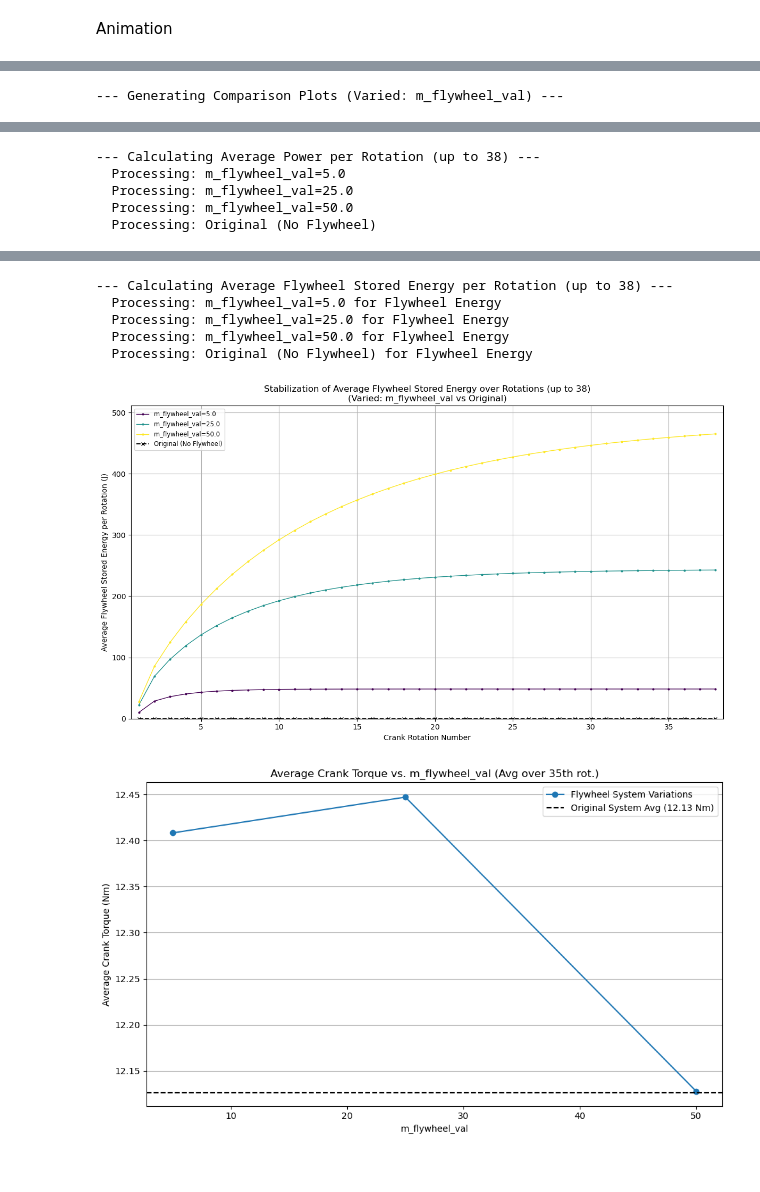
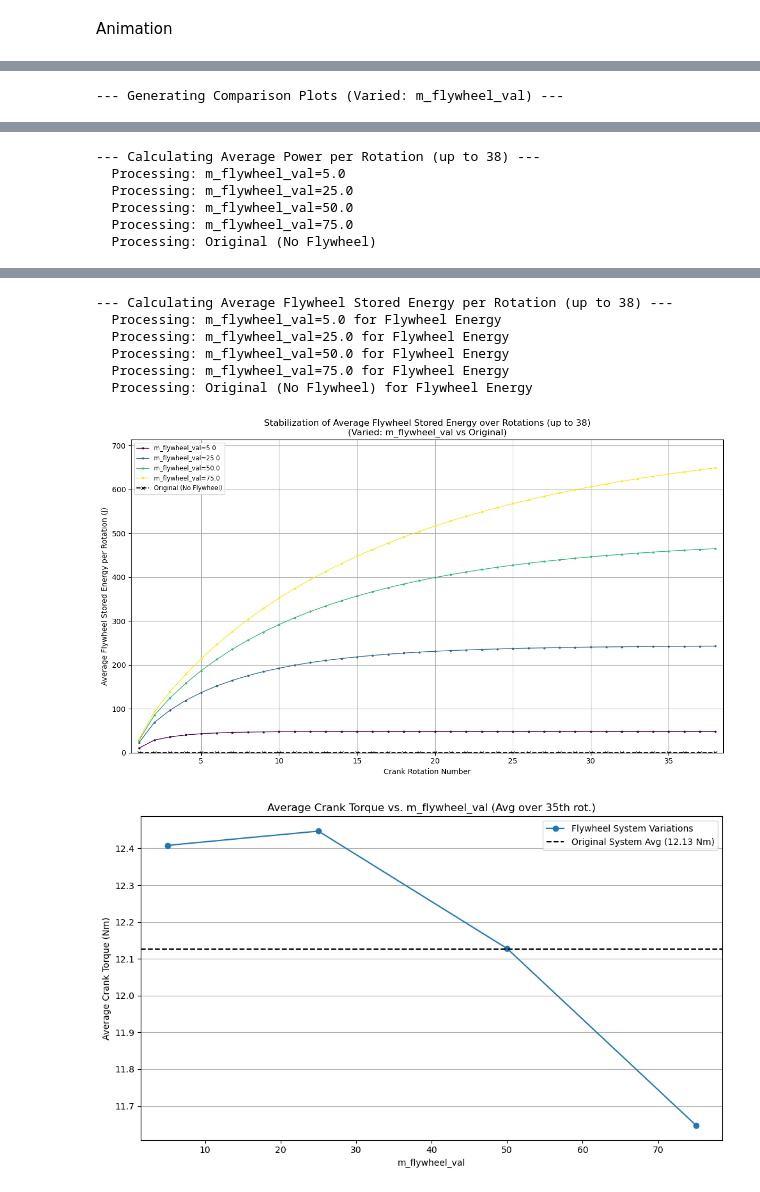
Before and after one commit to hierino/Piston-Code, a Jupyter notebook: PistonFixedInshallah.ipynb, the cells around one changed output, grey strips where cells are left out. Saved outputs shown, nothing was run; the diff lists cells and outputs as text; code cells hidden in the pictures.

```diff
--- a/PistonFixedInshallah.ipynb
+++ b/PistonFixedInshallah.ipynb
@@ -1708,38 +1637,49 @@ def plot_avg_flywheel_energy_vs_rotation(results_list, varied_param_name, max_ro
 # Cell 16: Execute plotting
 
 if 'all_simulation_results' in globals() and all_simulation_results:
+    # Determine the parameter that was varied from the first successful flywheel result
     param_actually_varied = "Unknown"
     first_successful_flywheel_result = next((res for res in all_simulation_results if res.get("success") and res.get("system_type") == "flywheel"), None)
+
     if first_successful_flywheel_result:
          param_actually_varied = first_successful_flywheel_result['param_varied']
     elif any(res.get("system_type") == "original" for res in all_simulation_results):
-         # If only original system ran, param_actually_varied is not from flywheel variation
-         param_actually_varied = "N/A (Original System Only)"
+         # If only original system ran, or no successful flywheel sims
+         param_actually_varied = "m_flywheel_val (No successful flywheel variations to plot)"
+         if any(res.get("system_type") == "original" and res.get("success") for res in all_simulation_results) and not first_successful_flywheel_result:
+             param_actually_varied = "N/A (Original System Only)"
+
 
     rotations_to_plot_contiguously = [10, 11]
-    rotation_to_average_over = 35 # Adjusted for potentially faster stabilization or shorter sim duration
-    max_rotation_for_stabilization_plot = 38 # Adjusted to match typical sim end time (e.g., 40s)
+    rotation_to_average_over = 35
+    max_rotation_for_stabilization_plot = 38
 
     print(f"\n--- Generating Comparison Plots (Varied: {param_actually_varied}) ---")
 
+    # Plot 1: Instantaneous Engine Torque at Crank vs. Crank Angle (Steady State)
     plot_kinematic_vs_crank_angle_contiguous(all_simulation_results, param_actually_varied,
                                              "T_engine_crank", "Engine Torque at Crank", "Nm",
                                              rotations_to_display=rotations_to_plot_contiguously)
 
+    # Plot 2: Instantaneous Engine Power at Crank vs. Crank Angle (Steady State)
     plot_kinematic_vs_crank_angle_contiguous(all_simulation_results, param_actually_varied,
                                              "P_engine_crank", "Engine Power at Crank", "W",
                                              rotations_to_display=rotations_to_plot_contiguously)
 
+    # Plot 3: Average Crank Power (at specific rotation) vs. Varied Parameter
     plot_average_metric_vs_parameter(all_simulation_results, param_actually_varied,
                                      "P_engine_crank", "Average Crank Power", "W",
                                      rotation_for_avg=rotation_to_average_over)
 
+    # Plot 4: Average Crank Power Stabilization vs. Rotation Number
     plot_avg_power_vs_rotation(all_simulation_results, param_actually_varied,
                                max_rotation=max_rotation_for_stabilization_plot)
 
+    # Plot 5: Average Flywheel Stored Energy Stabilization vs. Rotation Number
     plot_avg_flywheel_energy_vs_rotation(all_simulation_results, param_actually_varied,
                                          max_rotation=max_rotation_for_stabilization_plot)
 
+    # Optional: Plot Average Crank Torque vs. Varied Parameter
     plot_average_metric_vs_parameter(all_simulation_results, param_actually_varied,
                                      "T_engine_crank", "Average Crank Torque", "Nm",
                                      rotation_for_avg=rotation_to_average_over)
@@ -1754,4 +1694,5 @@ else:
   Processing: m_flywheel_val=5.0
   Processing: m_flywheel_val=25.0
   Processing: m_flywheel_val=50.0
+  Processing: m_flywheel_val=75.0
   Processing: Original (No Flywheel)
@@ -1759,7 +1700,8 @@ else:
 --- Calculating Average Flywheel Stored Energy per Rotation (up to 38) ---
   Processing: m_flywheel_val=5.0 for Flywheel Energy
   Processing: m_flywheel_val=25.0 for Flywheel Energy
   Processing: m_flywheel_val=50.0 for Flywheel Energy
+  Processing: m_flywheel_val=75.0 for Flywheel Energy
   Processing: Original (No Flywheel) for Flywheel Energy
-[figure, old version]
+[figure, new version]
-[figure, old version]
+[figure, new version]
```
Also changed, not shown: parts of 5 cells of this notebook.
